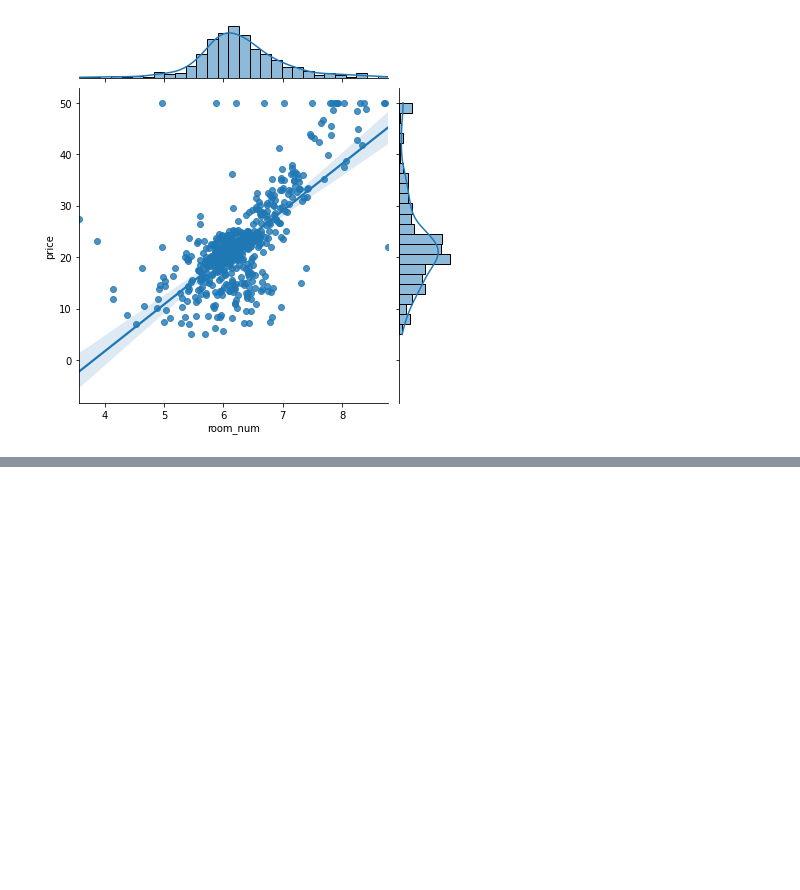
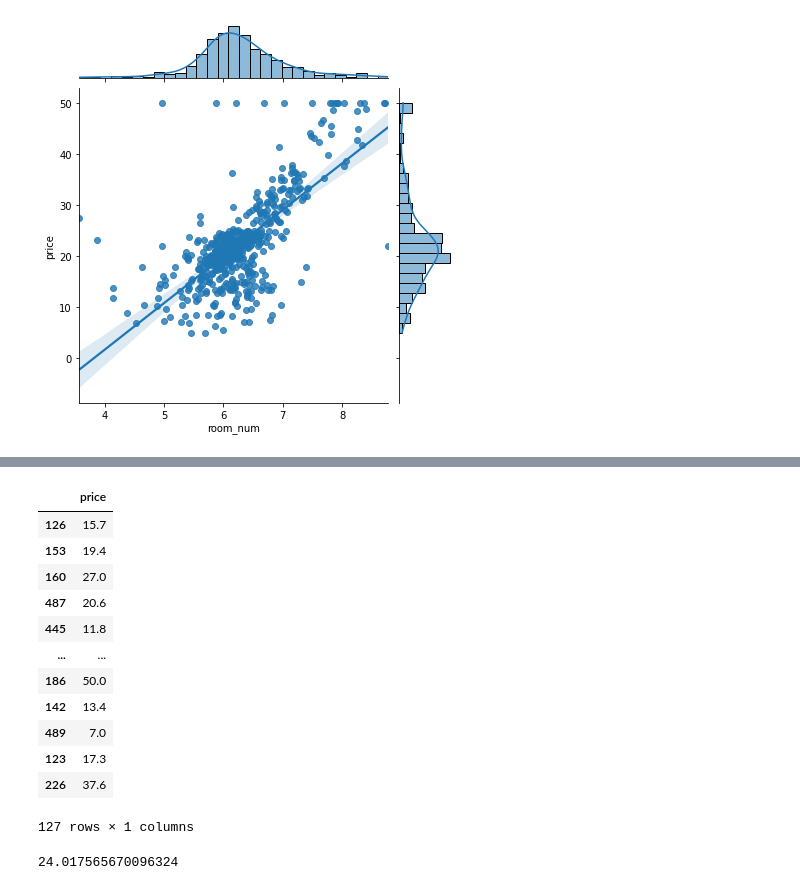
Before and after one commit to Struth-129/Linear-Regression, a Jupyter notebook: LinearRegression.ipynb, the cells around one changed output, grey strips where cells are left out. Drawn from its saved outputs; the diff is of its cells as text; code cells hidden in the pictures; blank space fills up the shorter version.

```diff
--- a/LinearRegression.ipynb
+++ b/LinearRegression.ipynb
@@ -566,0 +628,2 @@ sns.jointplot(x = df['room_num'] , y = df['price'] , data = df , kind = "reg")
+# %%
+X_multi_train , X_multi_test , Y_multi_train , Y_multi_test = train_test_split(X_multi,Y_multi)
@@ -566,0 +656,20 @@ sns.jointplot(x = df['room_num'] , y = df['price'] , data = df , kind = "reg")
+# %%
+Y_multi_test
+# %% [output]
+|  | price |
+| 126 | 15.7 |
+| 153 | 19.4 |
+| 160 | 27.0 |
+| 487 | 20.6 |
+| 445 | 11.8 |
+| ... | ... |
+| 186 | 50.0 |
+| 142 | 13.4 |
+| 489 | 7.0 |
+| 123 | 17.3 |
+| 226 | 37.6 |
+127 rows × 1 columns
+# %%
+mean_squared_error(Y_multi_test,result)
+# %% [output]
+24.017565670096324
```
Also changed, not shown: parts of 16 cells of this notebook.
